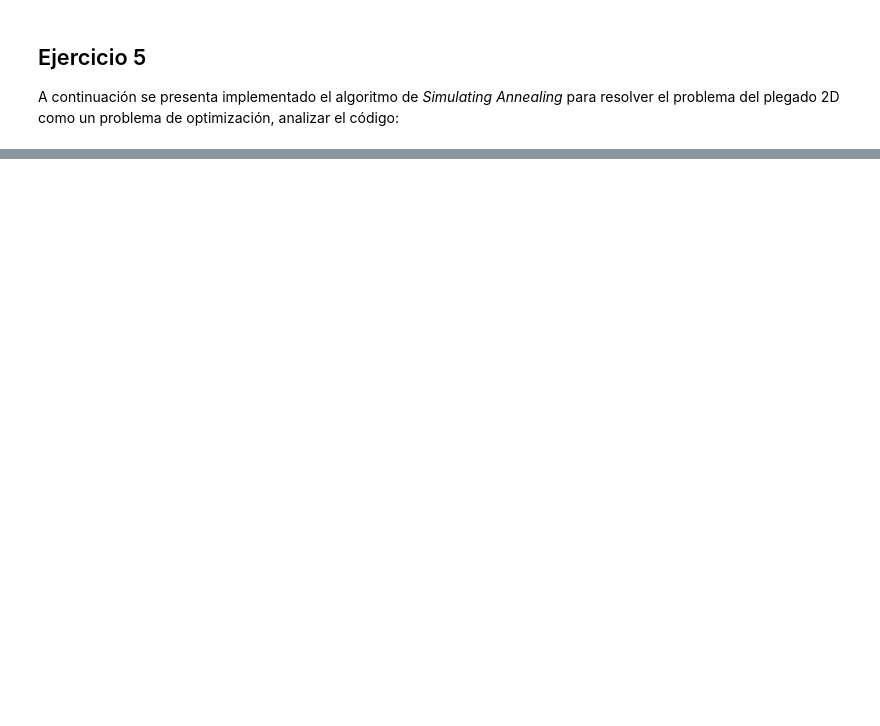
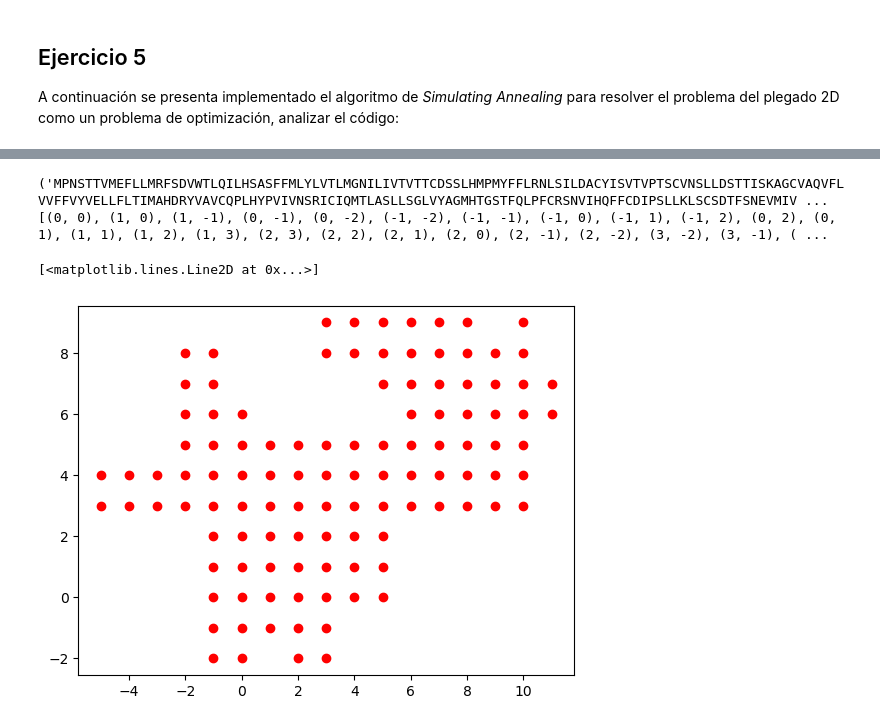
Before and after one commit to vicrevlop/Python-BAG-23-24, a Jupyter notebook: plegado2D_enunciado23.ipynb, the cells around one changed output, grey strips where cells are left out. Drawn from its saved outputs; the diff is of its cells as text; code cells hidden in the pictures; blank space fills up the shorter version.

```diff
--- a/plegado2D_enunciado23.ipynb
+++ b/plegado2D_enunciado23.ipynb
@@ -225,10 +204,12 @@ KeyError: (0, 0)
 def get_score_2(diccionario):
     score_total=0
     modificaciones=[(1,0),(-1,0),(0,1),(0,-1)]
-    for (posx,posy) in dic:
+    for (posx,posy) in diccionario:
         for (c,d) in modificaciones:
             if (posx+c,posy+d) not in diccionario:
                 score_total +=aa_deltaG[diccionario[(posx,posy)]]
                 if is_hydrophobic(diccionario[(posx,posy)]):
+                    score_total += 10
+    return score_total
 # %%
 # pruebas
@@ -277,0 +268,14 @@ Se pide implementar una función **fold(structure, pos, angle)** que recibe una
+# %%
+def fold_2(structure,pos,angle):
+    dic_levógiro = {"N":"W", "S":"E", "E":"N", "W":"S"} ## +90
+    dic_dextrógiro = {"N":"E", "S":"W", "E":"S", "W":"N"} ## -90
+    if angle == 90:
+        current_dic = dic_levógiro
+    elif angle == -90:
+        current_dic = dic_dextrógiro
+    result = ""
+    for letra in structure[0:pos]:
+        result += letra
+    for letra in structure[pos:len(structure)]:
+        result += current_dic[letra]
+    return result
@@ -395,22 +393,22 @@ def simulating_annealing(protein, tInit = 100, factor = 0.95,
                          nCoolings = 100, nIters = 100):
     temperature = tInit
     currentState = (protein, 'I'+'E'*(len(protein)-1))
-    currentScore = get_score(get_spatial_dic(*currentState))
+    currentScore = get_score_2(get_spatial_dic(*currentState))
     bestState = currentState
     bestScore = currentScore
     for i in range(0,nCoolings):
         print('Temperature ',temperature,' Best score: ',bestScore)
         for j in range(0,nIters):
-            candidate = fold(currentState[1],
+            candidate = fold_2(currentState[1],
                              random.randint(1,len(protein)),
                              -90+random.randint(0,1)*180)
             dic = get_spatial_dic(protein,candidate)
             while (len(dic)==0):
-                candidate = fold(currentState[1],
+                candidate = fold_2(currentState[1],
                              random.randint(1,len(protein)),
                              -90+random.randint(0,1)*180)
                 dic = get_spatial_dic(protein,candidate)
-            candidateScore = get_score(dic)
+            candidateScore = get_score_2(dic)
             scoreDiff = candidateScore - currentScore
             if scoreDiff < 0:
                 candidateProb = 1.0
@@ -482,2 +473,7 @@ pyplot.plot(["b","a","c","e","t"], [20,40,50,90,25],'o-')
 # %%
 #Lo probramos con otra proteina, por ejemplo insulina
+
+# Accesion Number Uniprot: P01308
+P01308 ="MALWMRLLPLLALLALWGPDPAAAFVNQHLCGSHLVEALYLVCGERGFFYTPKTRREAEDLQVGQVELGGGPGAGSLQPLALEGSLQKRGIVEQCCTSICSLYQLENYCN"
+
+result = simulating_annealing(P01308,100,0.99,500,500)
@@ -483,0 +498,13 @@ pyplot.plot(["b","a","c","e","t"], [20,40,50,90,25],'o-')
+# %%
+print(result)
+dic_coordenadas_ins = get_spatial_dic(result_insulina[0], result_insulina[1])
+coordenadas_ins = list(dic_coordenadas_ins.keys())
+print(coordenadas_ins)
+
+data_ins = plot_data(coordenadas_ins)
+pyplot.plot(data_ins[0],data_ins[1],'o', color="red")
+# %% [output]
+('MPNSTTVMEFLLMRFSDVWTLQILHSASFFMLYLVTLMGNILIVTVTTCDSSLHMPMYFFLRNLSILDACYISVTVPTSCVNSLLDSTTISKAGCVAQVFLVVFFVYVELLFLTIMAHDRYVAVCQPLHYPVIVNSRICIQMTLASLLSGLVYAGMHTGSTFQLPFCRSNVIHQFFCDIPSLLKLSCSDTFSNEVMIV ...
+[(0, 0), (1, 0), (1, -1), (0, -1), (0, -2), (-1, -2), (-1, -1), (-1, 0), (-1, 1), (-1, 2), (0, 2), (0, 1), (1, 1), (1, 2), (1, 3), (2, 3), (2, 2), (2, 1), (2, 0), (2, -1), (2, -2), (3, -2), (3, -1), ( ...
+[<matplotlib.lines.Line2D at 0x...>]
+[figure, added]
```
Also changed, not shown: parts of 29 cells of this notebook.
